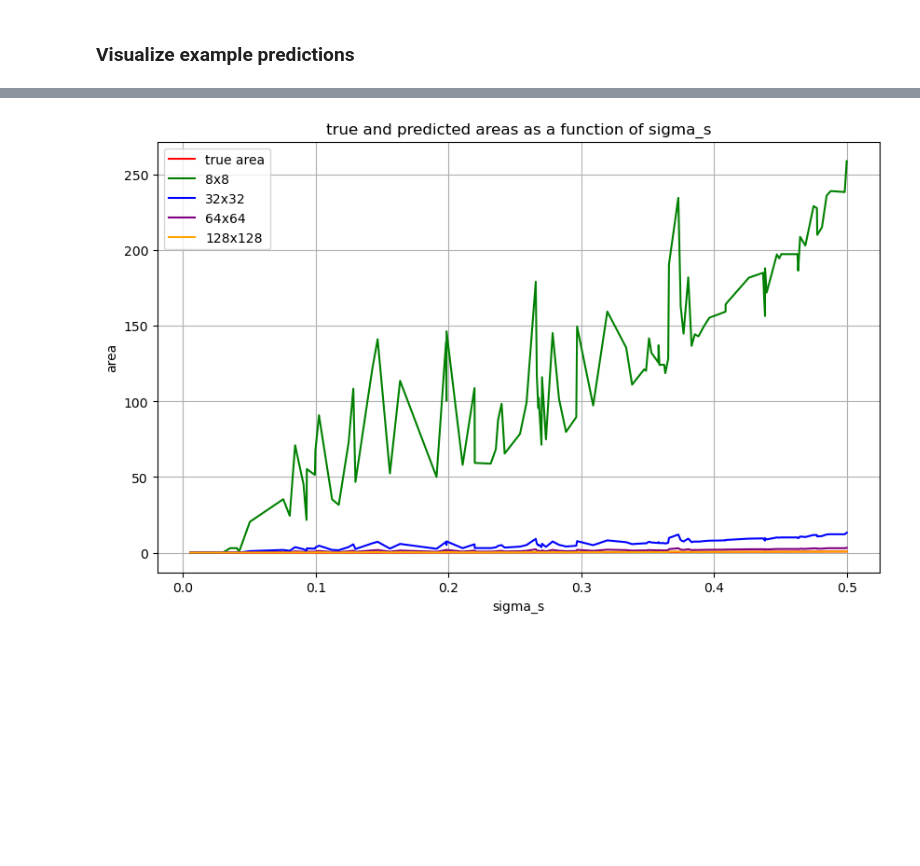
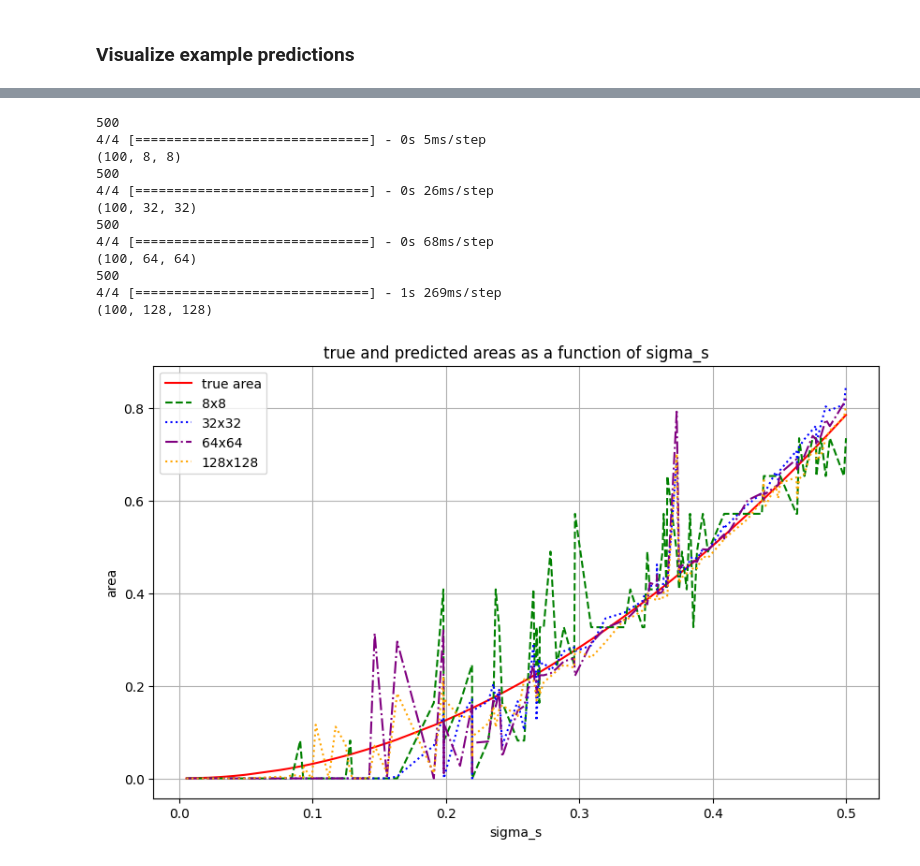
Before and after one commit to LukaiWang1998/mis_final_proj, a Jupyter notebook: project.ipynb, the cells around one changed output, grey strips where cells are left out. Cells and saved outputs as stored; diff of their text form; code cells hidden in the pictures; blank space fills up the shorter version.

```diff
--- a/project.ipynb
+++ b/project.ipynb
@@ -342,6 +347,8 @@ import unet
 import keras
 
 for grid_size in grid_size_list:
-    model = unet.unet(input_size=(grid_size, grid_size, 1),num_classes=2,base_level_filters=16,layers=3)
+    model = unet.unet(input_size=(grid_size, grid_size, 1),num_classes=2,base_level_filters=base_level_filters,layers=layers)
     keras.utils.plot_model(model, show_shapes=True, show_layer_names=True, to_file=f"unet_{grid_size}x{grid_size}.png")
+
+    model.summary()
 # %% [output]
@@ -356,11 +376,11 @@ for grid_size in grid_size_list:
     print(f"Training U-Net for grid size {grid_size}x{grid_size}.")
     data_dir = os.path.join(output_dir, f"{grid_size}x{grid_size}")
     data = unet.get_data(data_dir, grid_size)
-    model = unet.unet(input_size=(grid_size, grid_size, 1),num_classes=2,base_level_filters=16,layers=3) #unet model specifications
+    model = unet.unet(input_size=(grid_size, grid_size, 1),num_classes=2,base_level_filters=base_level_filters,layers=layers) #unet model specifications
 
     x_test, x_train, y_test, y_train = unet.data_split(data)
     r = model.fit(x_train, y_train, validation_data = (x_test, y_test), epochs = 20)
-    model.save(os.path.join(data_dir, f"unet_{grid_size}x{grid_size}.keras"))
+    model.save(os.path.join(models_path, f"unet_{grid_size}x{grid_size}.keras"))
 
     # Plot the training history
     plt.figure(figsize=(10, 6))
@@ -463,8 +483,8 @@ for grid_size in grid_size_list:
     print(x_test.shape)
     print(y_test.shape)
 
-    model = unet.unet(input_size=(grid_size, grid_size, 1),num_classes=2,base_level_filters=16,layers=3)
-    model.load_weights(os.path.join(data_dir, f"unet_{grid_size}x{grid_size}.keras"))
+    model = unet.unet(input_size=(grid_size, grid_size, 1),num_classes=2,base_level_filters=base_level_filters,layers=layers)
+    model.load_weights(os.path.join(models_path, f"unet_{grid_size}x{grid_size}.keras"))
     # Predict
     pred = model.predict(x_test)
     pred = np.argmax(pred, axis = 3)
@@ -512,8 +532,8 @@ for grid_size in grid_size_list:
     data = unet.get_data(data_dir, grid_size)
     x_test, x_train, y_test, y_train = unet.data_split(data)
 
-    model = unet.unet(input_size=(grid_size, grid_size, 1),num_classes=2,base_level_filters=16,layers=3)
-    model.load_weights(os.path.join(data_dir, f"unet_{grid_size}x{grid_size}.keras"))
+    model = unet.unet(input_size=(grid_size, grid_size, 1),num_classes=2,base_level_filters=base_level_filters,layers=layers)
+    model.load_weights(os.path.join(models_path, f"unet_{grid_size}x{grid_size}.keras"))
     # Predict
     pred = model.predict(x_test)
     pred = np.argmax(pred, axis = 3)
@@ -581,6 +601,7 @@ import unet
 import systema
 import matplotlib.pyplot as plt
 import numpy as np
+import datagen
 
 pred_area_8 = []
 pred_area_32 = []
@@ -588,18 +609,25 @@ pred_area_64 = []
 pred_area_128 = []
 
 for grid_size in grid_size_list:
-    # Load the sigma_s values test
-    system_dir = os.path.join(output_dir, f"{grid_size}x{grid_size}", "sigma_s")
-    sigmas = []
-    for i in range(100):
-        sigma_path = os.path.join(system_dir, f"labels_{i}.npy")
-        H = np.load(sigma_path)
-        sigmas = np.append(sigmas, H)
+    data_dir = os.path.join(output_dir, f"{grid_size}x{grid_size}")
+    sigma_dir = os.path.join(data_dir, "sigma_s")
+    data = unet.get_data(data_dir, grid_size)
+    x_test, x_train, y_test, y_train = unet.data_split(data)
+    sigmas = datagen.get_data_contents_from_folder(sigma_dir)
+    sigmas = sigmas[:x_test.shape[0]]
+
+    model = unet.unet(input_size=(grid_size, grid_size, 1),num_classes=2,base_level_filters=base_level_filters,layers=layers)
+    model.load_weights(os.path.join(models_path, f"unet_{grid_size}x{grid_size}.keras"))
+    # Predict
+    pred = model.predict(x_test)
+    pred = np.argmax(pred, axis = 3)
+
     #print(f"sigmas for size {grid_size} are {sigmas}")
     #print(f"true signal areas for size {grid_size} is {true_area}")
     pixel_area = (2 / (grid_size - 1))**2  # Area of each pixel
     pixel_count = np.sum(pred, axis = (1, 2))
     pred_area = pixel_area * pixel_count
+    print(pred.shape)
     if grid_size == 8:
         pred_area_8 = np.append(pred_area_8, pred_area)
     elif grid_size == 32:
@@ -610,7 +638,7 @@ for grid_size in grid_size_list:
         pred_area_128 = np.append(pred_area_128, pred_area)
     #print(pred_area.shape)
 
-true_area = np.pi * (sigmas ** 2)
+true_area = np.pi * (np.power(sigmas,2))
 
 #sorting here
 data = np.array([sigmas, true_area, pred_area_8, pred_area_32, pred_area_64, pred_area_128])
@@ -629,35 +657,47 @@ x = sigmas_sorted
 y1 = true_area_sorted
 y2 = pred_area_8_sorted
 y3 = pred_area_32_sorted # Note: tan(x) can have large values, so we might want to limit the range
 y4 = pred_area_64_sorted
 y5 = pred_area_128_sorted
 
 
 
 
 
 # Plot all four functions
 plt.figure(figsize=(10, 6))
 
 # Plot y1, y2, y3, y4 against x
 plt.plot(x, y1, label='true area', color='red')
-plt.plot(x, y2, label='8x8', color='green')
-plt.plot(x, y3, label='32x32', color='blue')
-plt.plot(x, y4, label='64x64', color='purple')
-plt.plot(x, y5, label='128x128', color='orange')
+plt.plot(x, y2, label='8x8', color='green', linestyle='dashed')
+plt.plot(x, y3, label='32x32', color='blue', linestyle='dotted')
+plt.plot(x, y4, label='64x64', color='purple', linestyle='dashdot')
+plt.plot(x, y5, label='128x128', color='orange', linestyle='dotted')
 
 # Add title and labels
 plt.title('true and predicted areas as a function of sigma_s')
 plt.xlabel('sigma_s')
 plt.ylabel('area')
 
 # Add grid
 plt.grid(True)
 
 # Add legend
 plt.legend()
 
 # Show the plot
 plt.show()
 # %% [output]
+500
+4/4 [==============================] - 0s 5ms/step
+(100, 8, 8)
+500
+4/4 [==============================] - 0s 26ms/step
+(100, 32, 32)
+500
+4/4 [==============================] - 0s 68ms/step
+(100, 64, 64)
+500
+4/4 [==============================] - 1s 269ms/step
+(100, 128, 128)
-[figure, old version]
+[figure, new version]
```
Also changed, not shown: parts of 6 cells of this notebook, 10 other files.
